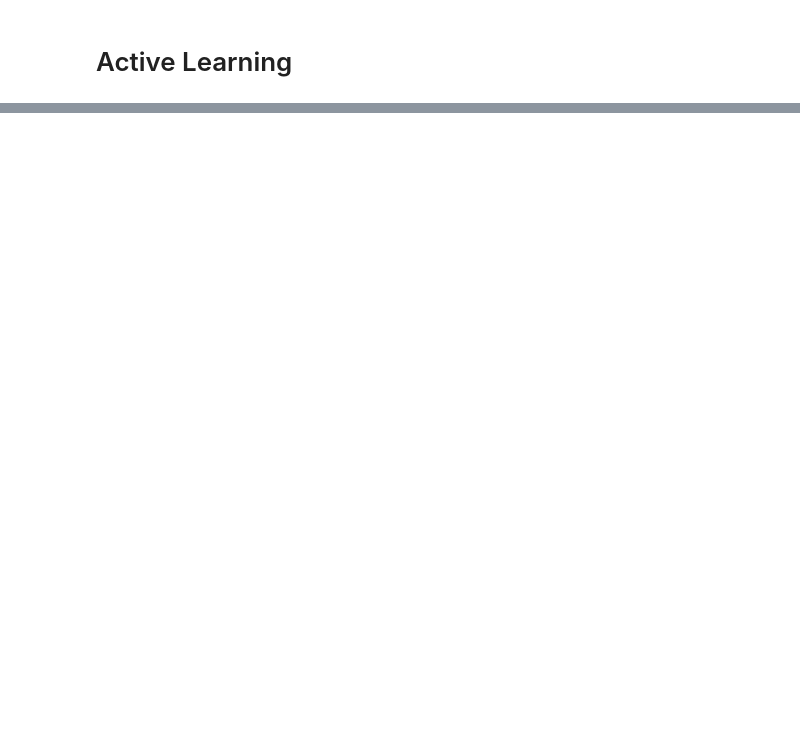
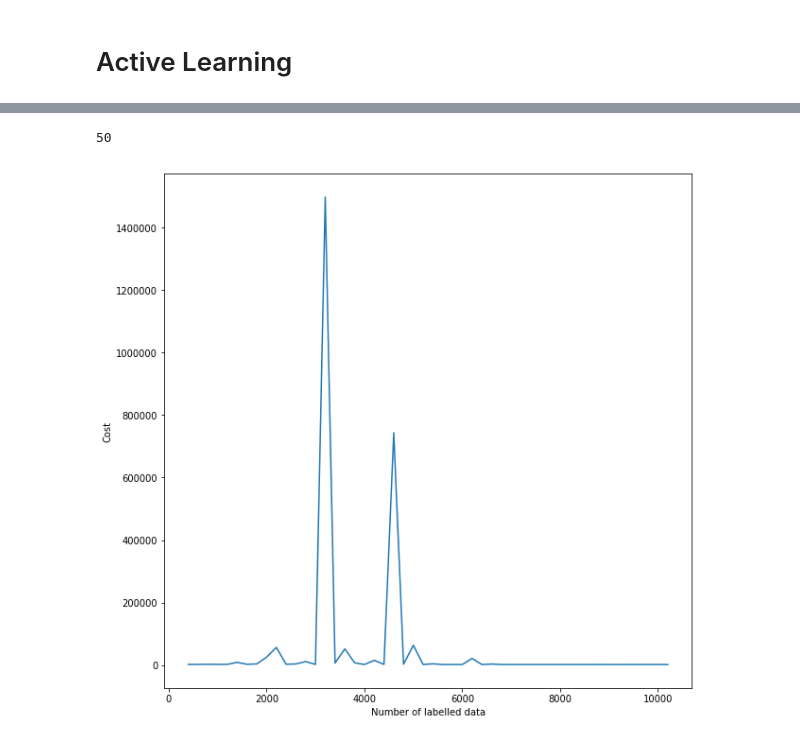
Before and after one commit to atakanguney/semi-supervised-text-classification, a Jupyter notebook: semi-supervised-pytorch/examples/notebooks/ProdLDADeepGenerativeModels.ipynb, the cells around one changed output, grey strips where cells are left out. Cells and saved outputs as stored; diff of their text form; code cells hidden in the pictures; blank space fills up the shorter version.

```diff
--- a/semi-supervised-pytorch/examples/notebooks/ProdLDADeepGenerativeModels.ipynb
+++ b/semi-supervised-pytorch/examples/notebooks/ProdLDADeepGenerativeModels.ipynb
@@ -199,12 +272,6 @@ def create_batch(data, batch_size=64):
-# %%
-def create_data_sets(labelled, unlabelled, batch_size):
-    num_labelled = labelled[0].shape[0]
-    num_unlabelled = unlabelled[0].shape[0]
-
-    train_labelled = [create_batch(labelled, batch_size) for _ in range(num_labelled // batch_size)]
-    train_unlabelled = [create_batch(labelled, batch_size) for _ in range(num_unlabelled // batch_size)]
-
-    return train_labelled, train_unlabelled
+# %%
+NUM_MC_SAMPLES = 10
+NUM_QUERY = 200
 # %%
 def rearange_datasets(labelled, unlabelled, new_data):
     labelled_x, labelled_y = labelled
@@ -222,10 +295,15 @@ def rearange_datasets(labelled, unlabelled, new_data):
 # %%
-batch_size=60
-for i in range(2):
+errors = []
+batch_size=50
+for i in range(50):
+    model = initialize_model(x_dim, y_dim, z_dim, h_dim, prior_mean, prior_var)
     train_labelled, train_unlabelled = create_data_sets(labelled, unlabelled, batch_size)
+
     print(labelled[0].shape[0], unlabelled[0].shape[0])
-    train_semi_supervised(train_labelled, train_unlabelled, validation, cuda, epochs=4)
+    error, acc = train_semi_supervised(model, train_labelled, train_unlabelled, validation, cuda, epochs=10)
+    errors.append((labelled[0].shape[0], unlabelled[0].shape[0], error, acc))
 
     new_data = query_new_data(NUM_QUERY, NUM_MC_SAMPLES, model, unlabelled[0])
     labelled, unlabelled = rearange_datasets(labelled, unlabelled, new_data)
+    torch.cuda.empty_cache()
 # %% [output]
@@ -248,0 +330,23 @@ Epoch: 3
+# %%
+len(errors)
+# %% [output]
+50
+# %%
+num_labelled = []
+num_unlabelled = []
+cost = []
+acc = []
+
+for n_l, n_u, c, a in errors:
+    num_labelled.append(n_l)
+    num_unlabelled.append(n_u)
+    cost.append(c)
+    acc.append(a)
+# %%
+plt.figure(figsize=(10, 10))
+plt.plot(num_labelled, cost)
+plt.xlabel("Number of labelled data")
+plt.ylabel("Cost")
+plt.savefig("n_labelled_vs_cost.png")
+# %% [output]
+[figure, added]
```
Also changed, not shown: parts of 49 cells of this notebook, 3 other files.
